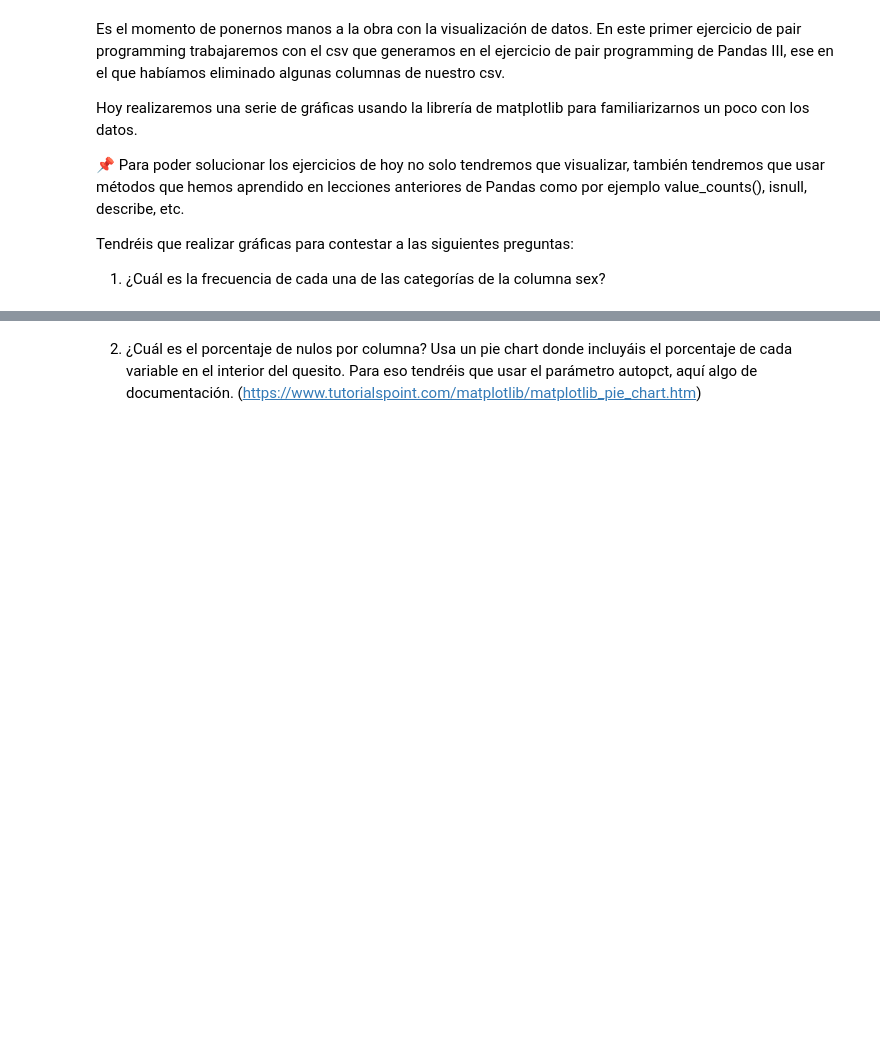
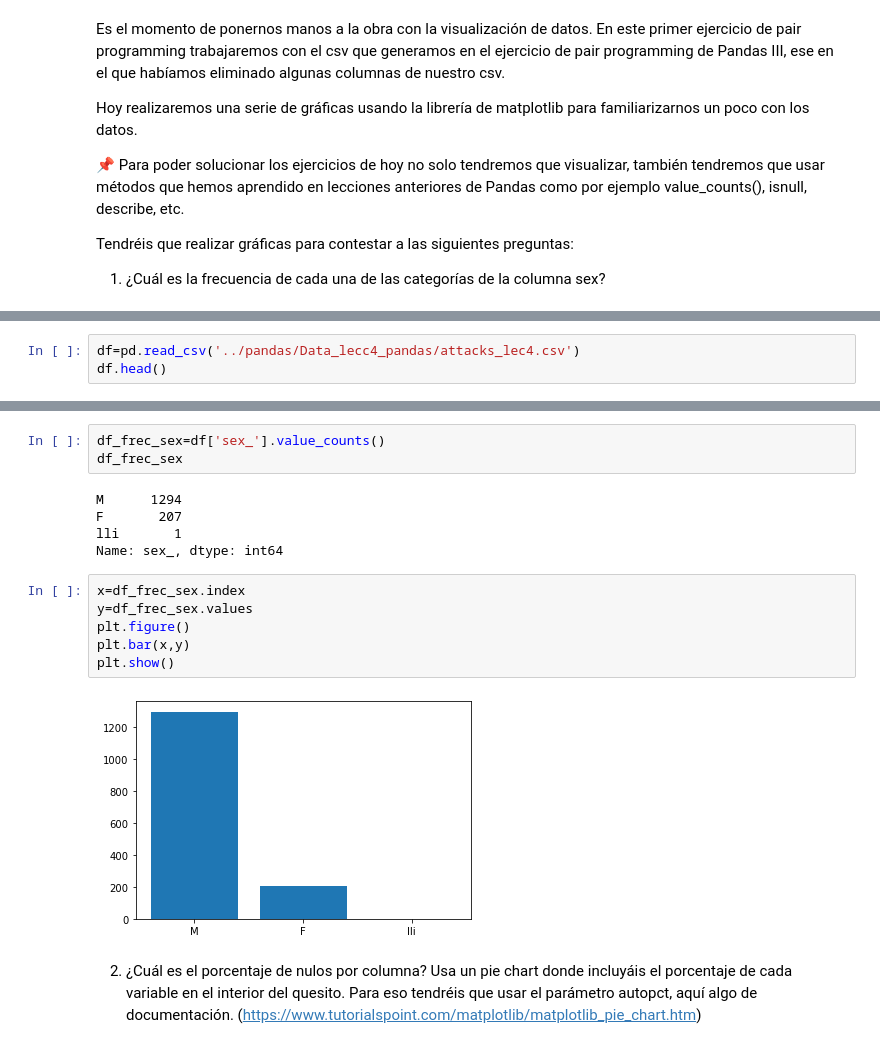
Before and after one commit to Adalab/DA-Stadistics-y-Visualizacion-Matlab-and-Seaborn-, a Jupyter notebook: visualizacion/pairprog-visualizacion-visualizacion1_matplotlib.ipynb, the cells around one changed output, grey strips where cells are left out. Cells and saved outputs as stored; diff of their text form; blank space fills up the shorter version.

```diff
--- a/visualizacion/pairprog-visualizacion-visualizacion1_matplotlib.ipynb
+++ b/visualizacion/pairprog-visualizacion-visualizacion1_matplotlib.ipynb
@@ -13,0 +19,3 @@ Tendréis que realizar gráficas para contestar a las siguientes preguntas:
+# %%
+df=pd.read_csv('../pandas/Data_lecc4_pandas/attacks_lec4.csv')
+df.head()
@@ -14,2 +74,18 @@ Tendréis que realizar gráficas para contestar a las siguientes preguntas:
+# %%
+df_frec_sex=df['sex_'].value_counts()
+df_frec_sex
+# %% [output]
+M      1294
+F       207
+lli       1
+Name: sex_, dtype: int64
+# %%
+x=df_frec_sex.index
+y=df_frec_sex.values
+plt.figure()
+plt.bar(x,y)
+plt.show()
+# %% [output]
+[figure, added]
 # %% [markdown]
 2. ¿Cuál es el porcentaje de nulos por columna? Usa un pie chart donde incluyáis el porcentaje de cada variable en el interior del quesito. Para eso tendréis que usar el parámetro autopct, aquí algo de documentación. (https://www.tutorialspoint.com/matplotlib/matplotlib_pie_chart.htm)
```
Also changed, not shown: parts of 12 cells of this notebook, 4 other files.
